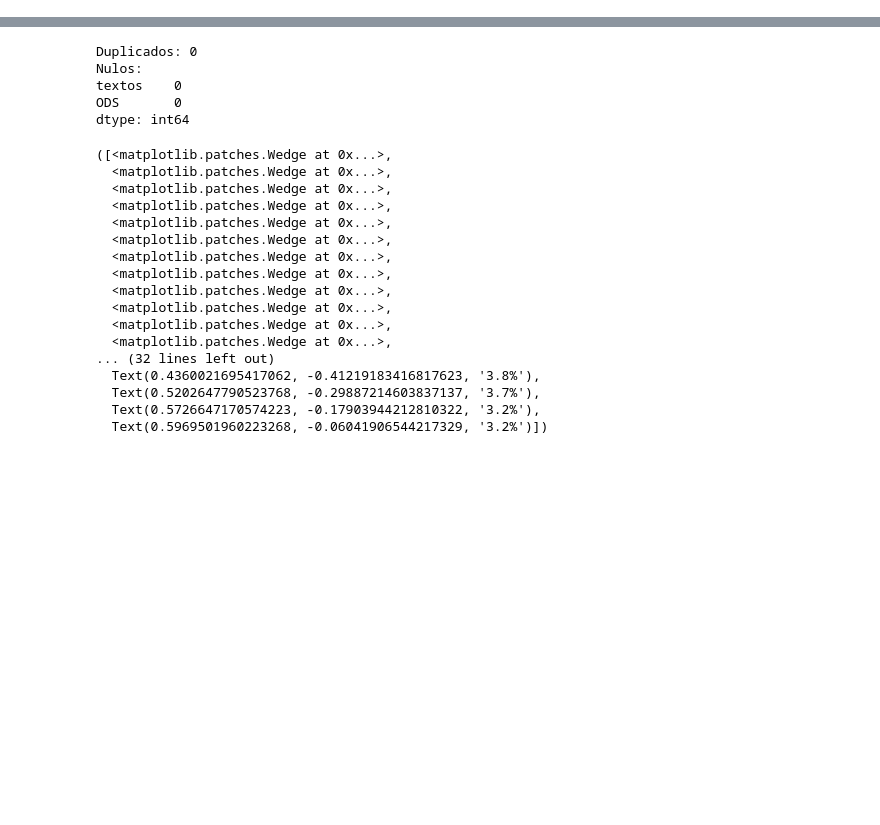
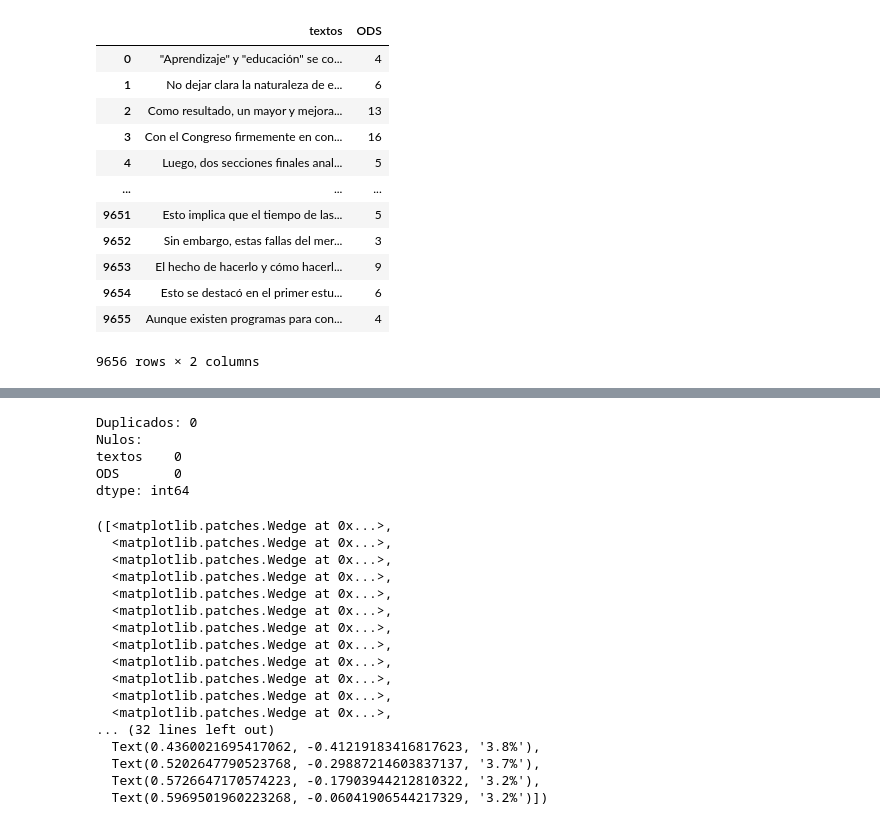
Before and after one commit to 06danielsms/micro_project_two, a Jupyter notebook: jupyter/proof_concept.ipynb, the cells around one changed output, grey strips where cells are left out. Saved outputs shown, nothing was run; the diff lists cells and outputs as text; code cells hidden in the pictures; blank space fills up the shorter version.

```diff
--- a/jupyter/proof_concept.ipynb
+++ b/jupyter/proof_concept.ipynb
@@ -21,0 +30,17 @@ data = pd.read_excel("/home/satoru/repos/u_andes/maia/mlns/micro_projects/two/da
+# %%
+# Visualización de los datos de entrada
+data
+# %% [output]
+|  | textos | ODS |
+| 0 | "Aprendizaje" y "educación" se co... | 4 |
+| 1 | No dejar clara la naturaleza de e... | 6 |
+| 2 | Como resultado, un mayor y mejora... | 13 |
+| 3 | Con el Congreso firmemente en con... | 16 |
+| 4 | Luego, dos secciones finales anal... | 5 |
+| ... | ... | ... |
+| 9651 | Esto implica que el tiempo de las... | 5 |
+| 9652 | Sin embargo, estas fallas del mer... | 3 |
+| 9653 | El hecho de hacerlo y cómo hacerl... | 9 |
+| 9654 | Esto se destacó en el primer estu... | 6 |
+| 9655 | Aunque existen programas para con... | 4 |
+9656 rows × 2 columns
```
Also changed, not shown: parts of 18 cells of this notebook.
